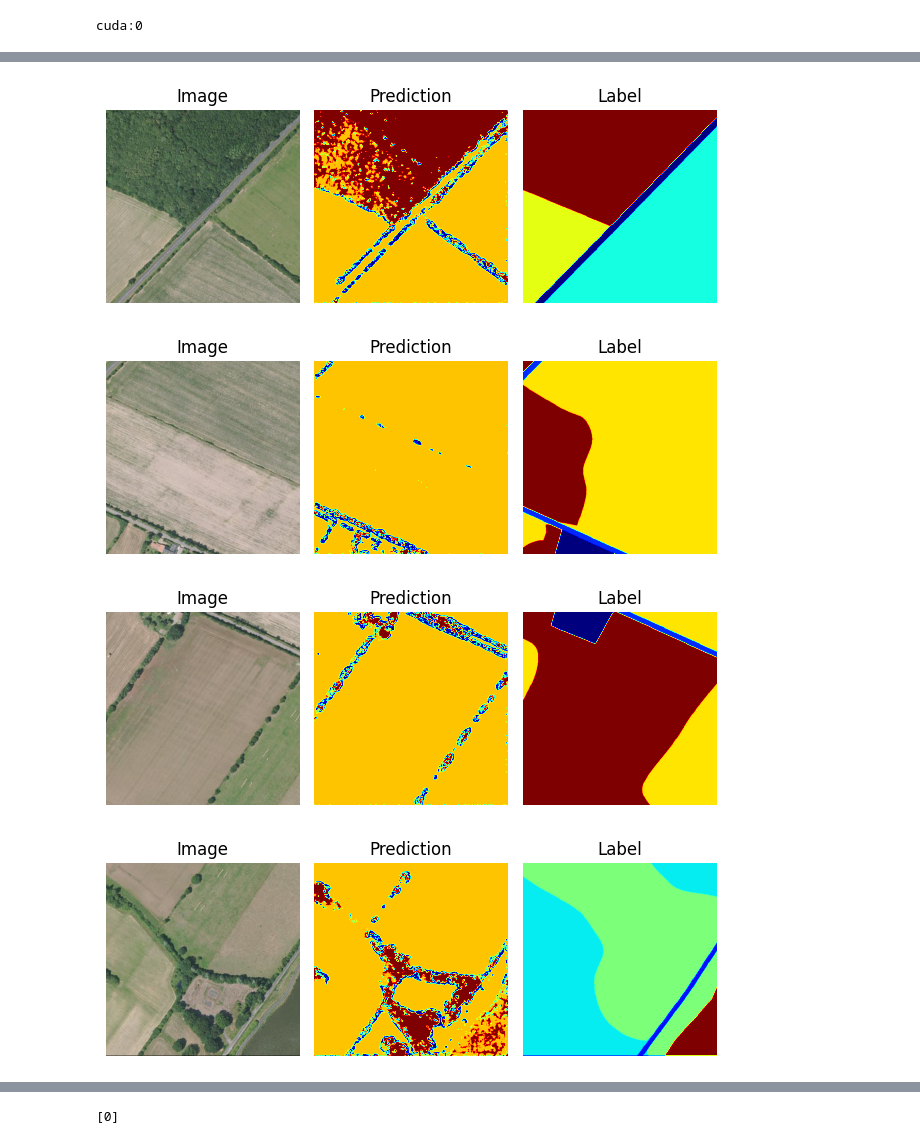
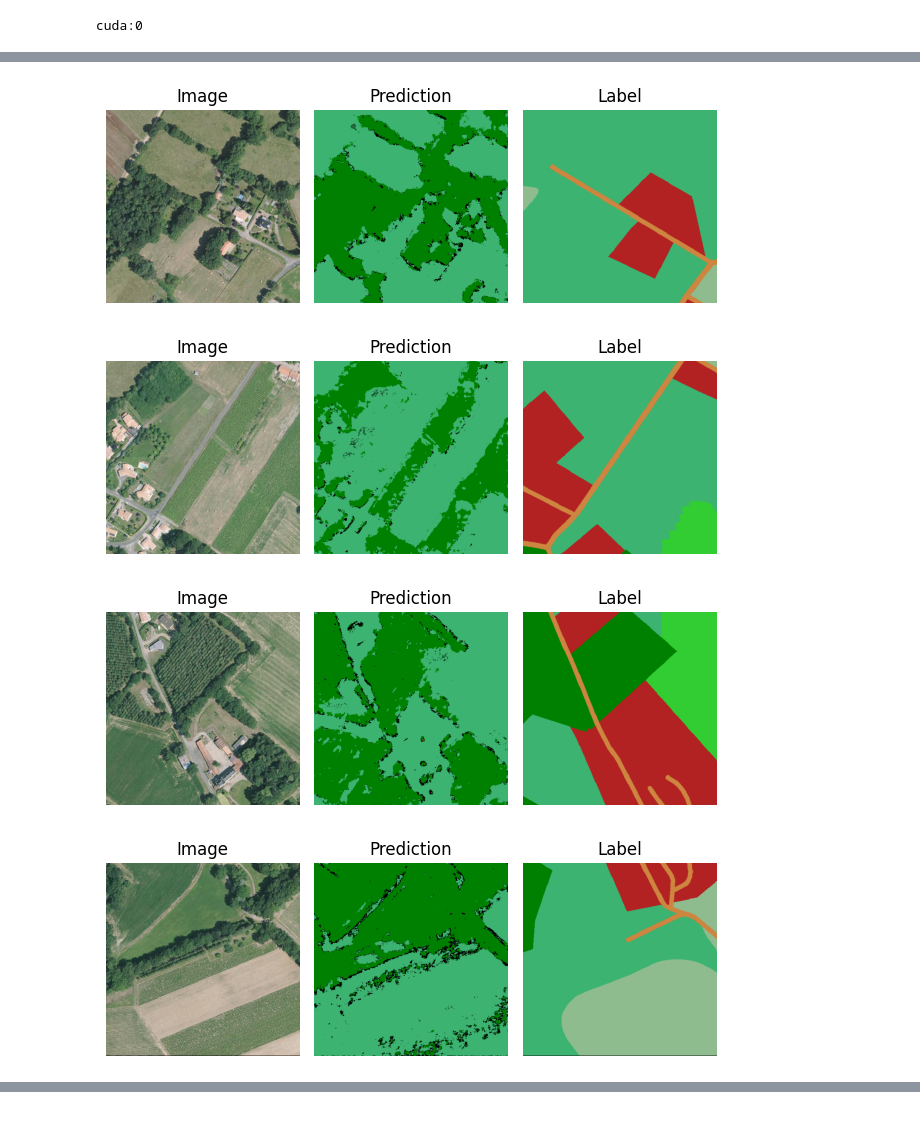
Before and after one commit to RocketFan/GEM, a Jupyter notebook: supervised.ipynb, the cells around one changed output, grey strips where cells are left out. Cells and saved outputs as stored; diff of their text form; code cells hidden in the pictures.

Commit message:
feat: normalize inputs and map labels to colors

```diff
--- a/supervised.ipynb
+++ b/supervised.ipynb
@@ -26,6 +26,7 @@ from typing import Any
 import matplotlib.colors as mcolors
 
 class_attributes: list[tuple[str, Any]] = [
+    ("No information", mcolors.CSS4_COLORS['black']),
     ("Urban fabric", mcolors.CSS4_COLORS['firebrick']),
     ('Industrial, commercial, public, military, private and transport units', mcolors.CSS4_COLORS['peru']),
     ("Mine, dump and construction sites", mcolors.CSS4_COLORS['gold']),
@@ -40,7 +41,7 @@ class_attributes: list[tuple[str, Any]] = [
     ("Open spaces with little or no vegetation", mcolors.CSS4_COLORS['sienna']),
     ('Wetlands', mcolors.CSS4_COLORS['steelblue']),
     ("Water", mcolors.CSS4_COLORS['blue']),
-    ("Clouds, shadows or no data", mcolors.CSS4_COLORS['black']),
+    ("Clouds, shadows or no data", mcolors.CSS4_COLORS['gray']),
 ]
 
 import matplotlib.pyplot as plt
@@ -125,37 +108,46 @@ tensor([ 0, 10, 15], device='cuda:0', dtype=torch.uint8)
 # %%
 torch.save(model, '/GEM/models/model.pth')
 # %%
+from gem.model import SegNet
+import numpy as np
+import matplotlib.pyplot as plt
+
 trained_model: SegNet = torch.load('/GEM/models/model.pth')
-for i in range(100, 110):
-    image = dataset[i]['image'].float().to(device).unsqueeze(0)
-    label = dataset[i]['landcover_map']
-    pred = model(image)
-    import matplotlib.pyplot as plt
+
+class_color_lut = np.array([mcolors.hex2color(color) for _, color in class_attributes]) * 255
+
+for i in range(20, 30):
+    data = dataset[i]
+    image = data['image'].float().to(device).unsqueeze(0)
+    label = data['landcover_map']
+    pred = trained_model(image)
 
     # Plot the image
     plt.subplot(1, 3, 1)
     plt.imshow(image.squeeze().cpu().int().numpy().transpose(1, 2, 0))
     plt.title('Image')
     plt.axis('off')
 
     # Plot the prediction
     plt.subplot(1, 3, 2)
     pred_img = pred.squeeze().argmax(dim=0).cpu().numpy()
-    plt.imshow(pred_img, cmap='jet')
+    pred_img = class_color_lut[pred_img]
+    plt.imshow(pred_img.astype(np.uint8))
     plt.title('Prediction')
     plt.axis('off')
 
     # Plot the label
     plt.subplot(1, 3, 3)
-    plt.imshow(label.squeeze().cpu().numpy(), cmap='jet')
+    label_img = label.squeeze().cpu().numpy()
+    label_img = class_color_lut[label_img]
+    plt.imshow(label_img.astype(np.uint8))
     plt.title('Label')
     plt.axis('off')
 
-
     plt.tight_layout()
     plt.show()
 # %% [output]
-[figure, old version]
+[figure, new version]
-[figure, old version]
+[figure, new version]
-[figure, old version]
+[figure, new version]
-[figure, old version]
+[figure, new version]
@@ -168,8 +159,0 @@ for i in range(100, 110):
-# %%
-import rasterio
-import numpy as np
-
-label = rasterio.open(dataset.file_df.iloc[0]['lc_path']).read()
-print(np.unique(label))
-# %% [output]
-[0]
```
Also changed, not shown: parts of 3 cells of this notebook, 1 other file.
